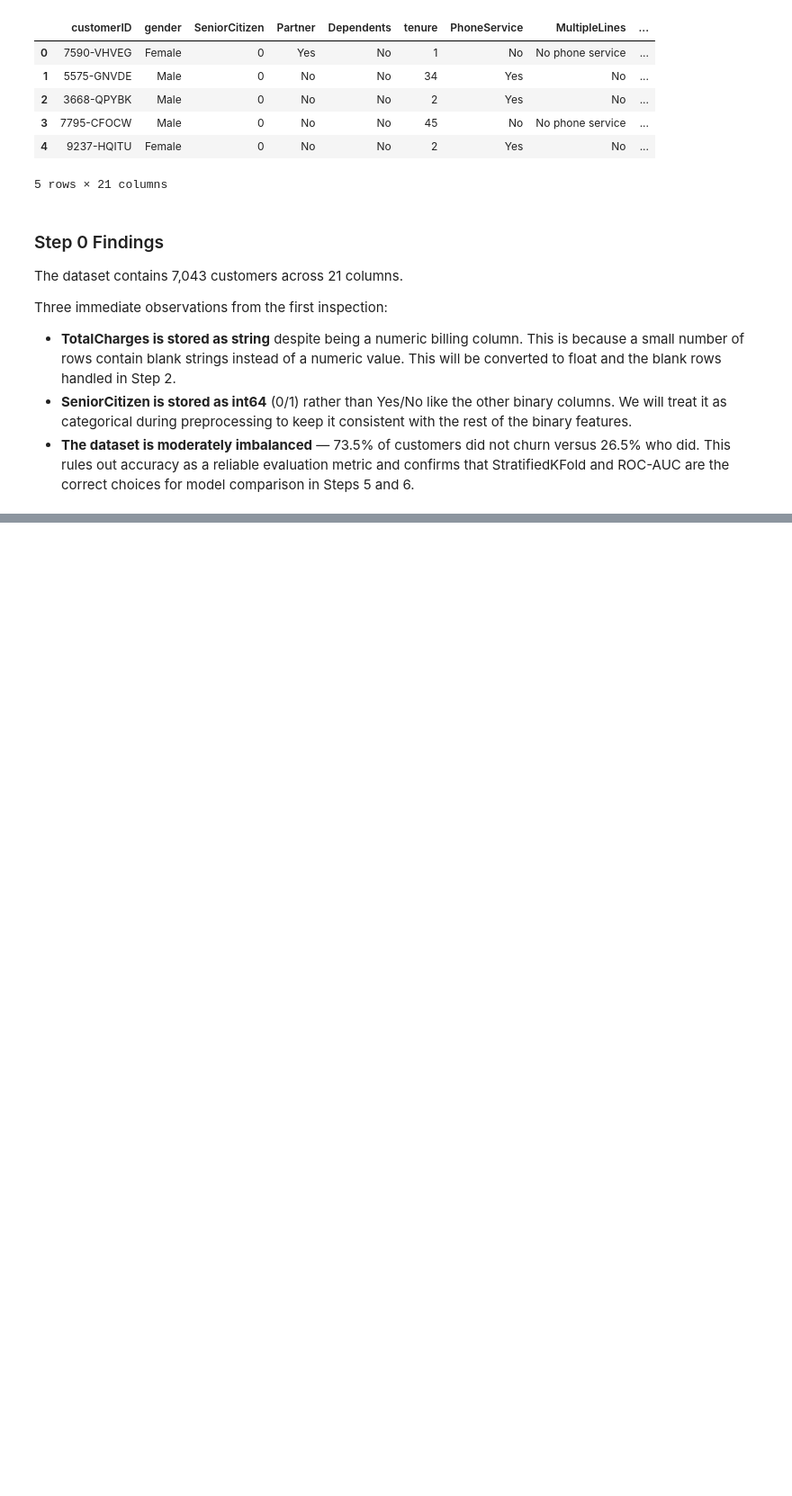
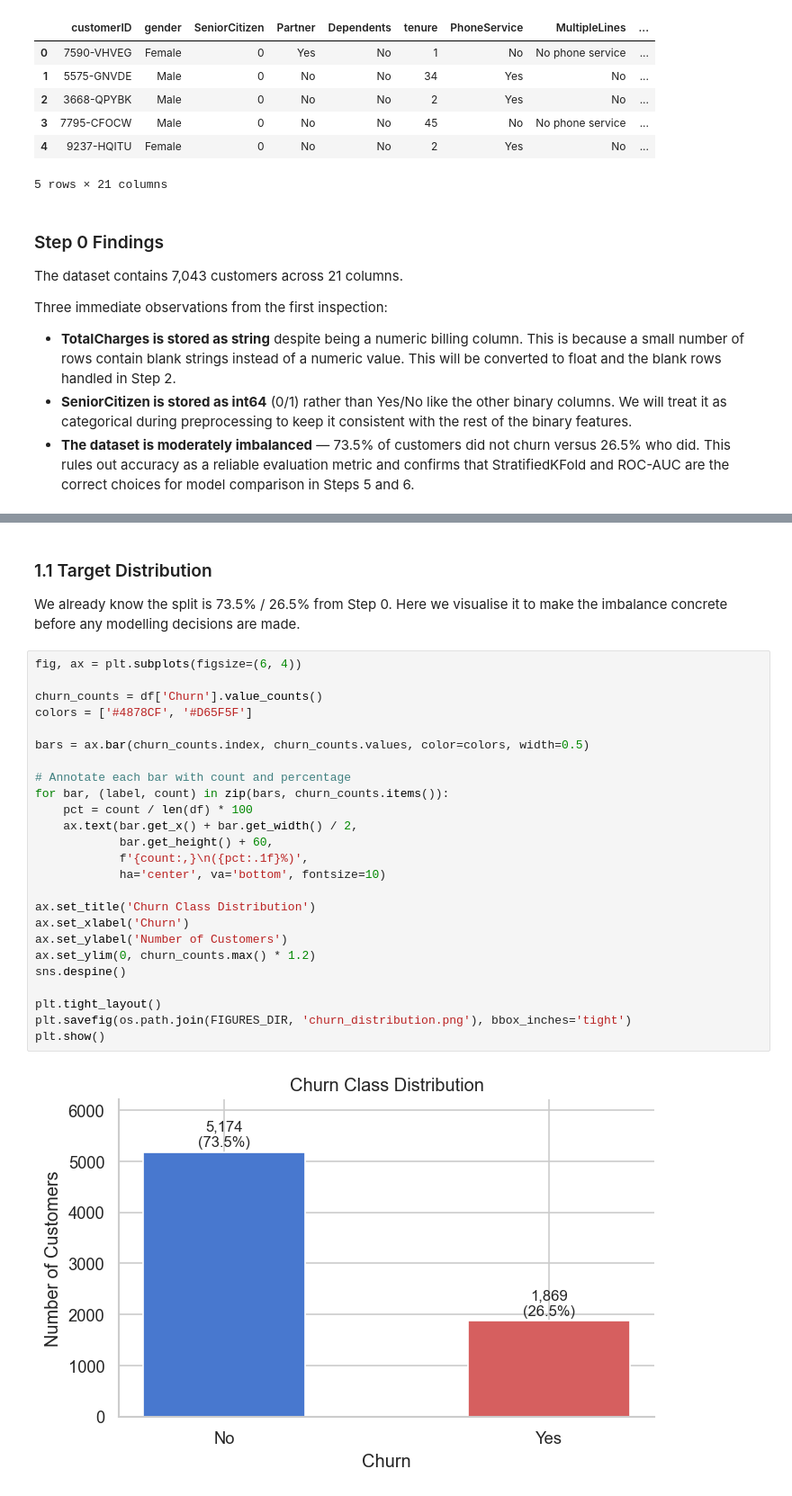
Before and after one commit to Muhammad-Umer-Riaz/data-analyst-portfolio, a Jupyter notebook: Customer_Churn_Prediction/customer_churn_prediction.ipynb, the cells around one changed output, grey strips where cells are left out. Shown at 90% size. Drawn from its saved outputs; the diff is of its cells as text; blank space fills up the shorter version.

Commit message:
completed EDA on the Churn dataset. Findings of the EDA are also listed.

```diff
--- a/Customer_Churn_Prediction/customer_churn_prediction.ipynb
+++ b/Customer_Churn_Prediction/customer_churn_prediction.ipynb
@@ -206,0 +220,31 @@ Three immediate observations from the first inspection:
+# %% [markdown]
+### 1.1 Target Distribution
+
+We already know the split is 73.5% / 26.5% from Step 0. Here we visualise it to make the imbalance concrete before any modelling decisions are made.
+# %%
+fig, ax = plt.subplots(figsize=(6, 4))
+
+churn_counts = df['Churn'].value_counts()
+colors = ['#4878CF', '#D65F5F']
+
+bars = ax.bar(churn_counts.index, churn_counts.values, color=colors, width=0.5)
+
+# Annotate each bar with count and percentage
+for bar, (label, count) in zip(bars, churn_counts.items()):
+    pct = count / len(df) * 100
+    ax.text(bar.get_x() + bar.get_width() / 2,
+            bar.get_height() + 60,
+            f'{count:,}\n({pct:.1f}%)',
+            ha='center', va='bottom', fontsize=10)
+
+ax.set_title('Churn Class Distribution')
+ax.set_xlabel('Churn')
+ax.set_ylabel('Number of Customers')
+ax.set_ylim(0, churn_counts.max() * 1.2)
+sns.despine()
+
+plt.tight_layout()
+plt.savefig(os.path.join(FIGURES_DIR, 'churn_distribution.png'), bbox_inches='tight')
+plt.show()
+# %% [output]
+[figure, added]
```
Also changed, not shown: parts of 8 cells of this notebook.
